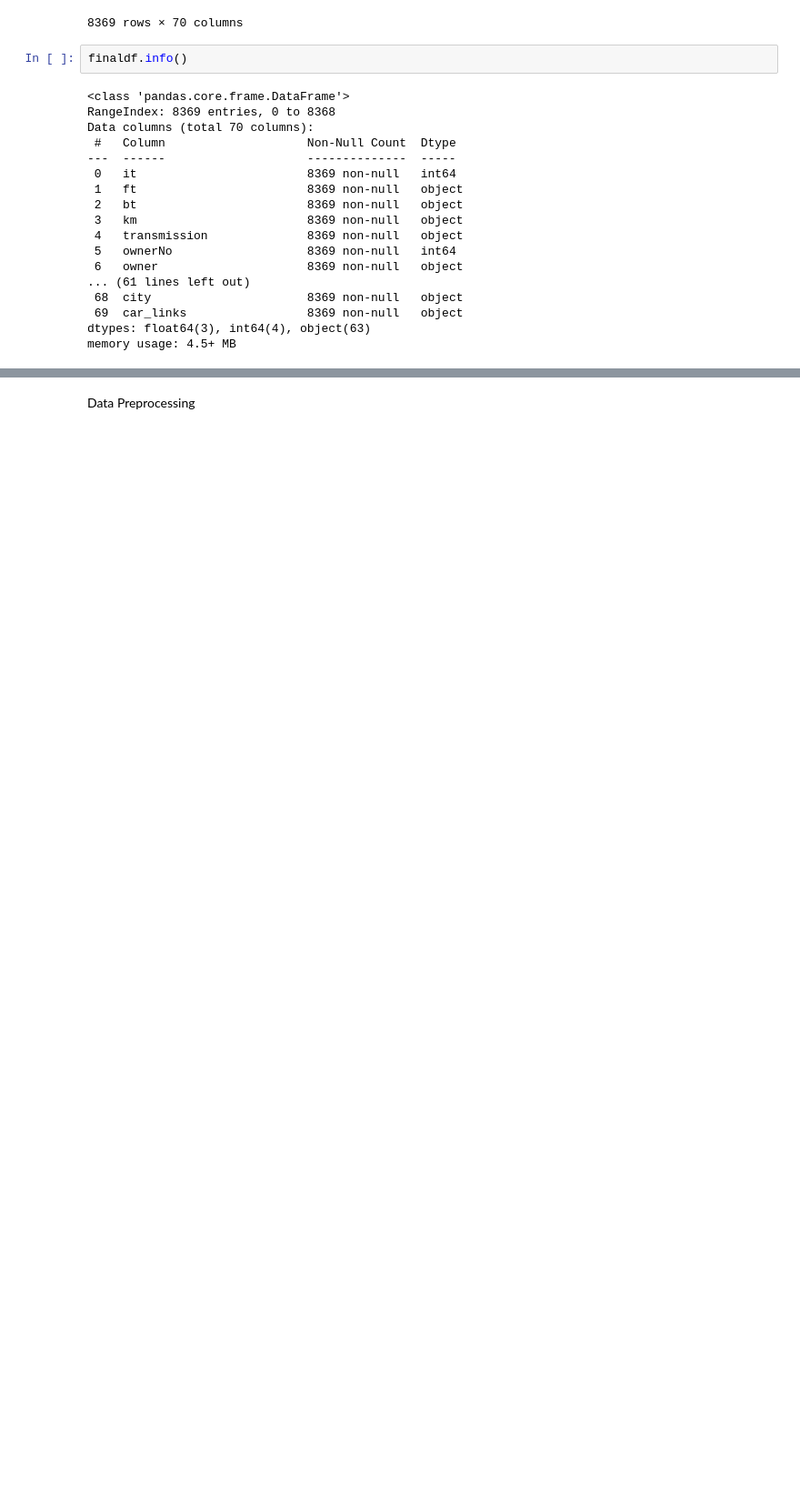
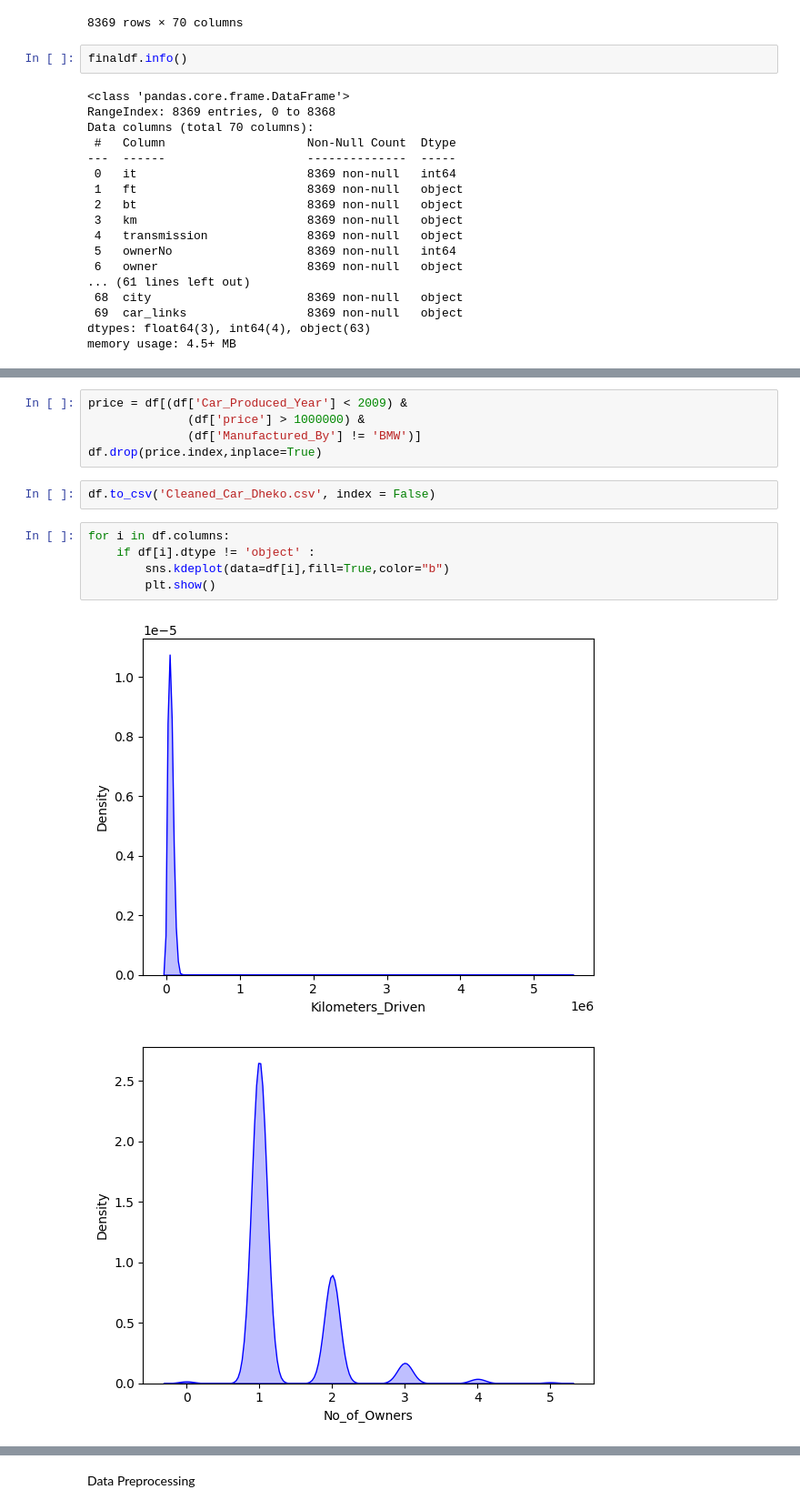
Before and after one commit to Ranjana1207/Car-Dheko---Used-Car-Price-Prediction, a Jupyter notebook: Datacleaning and Preprossing.ipynb, the cells around one changed output, grey strips where cells are left out. Shown at 91% size. Saved outputs shown, nothing was run; the diff lists cells and outputs as text; blank space fills up the shorter version.

```diff
--- a/Datacleaning and Preprossing.ipynb
+++ b/Datacleaning and Preprossing.ipynb
@@ -354,0 +517,15 @@ Index(['it', 'ft', 'bt', 'km', 'ownerNo', 'oem', 'model', 'modelYear',
+# %%
+price = df[(df['Car_Produced_Year'] < 2009) &
+              (df['price'] > 1000000) &
+              (df['Manufactured_By'] != 'BMW')]
+df.drop(price.index,inplace=True)
+# %%
+df.to_csv('Cleaned_Car_Dheko.csv', index = False)
+# %%
+for i in df.columns:
+    if df[i].dtype != 'object' :
+        sns.kdeplot(data=df[i],fill=True,color="b")
+        plt.show()
+# %% [output]
+[figure, added]
+[figure, added]
```
Also changed, not shown: parts of 67 cells of this notebook, 8 other files.
